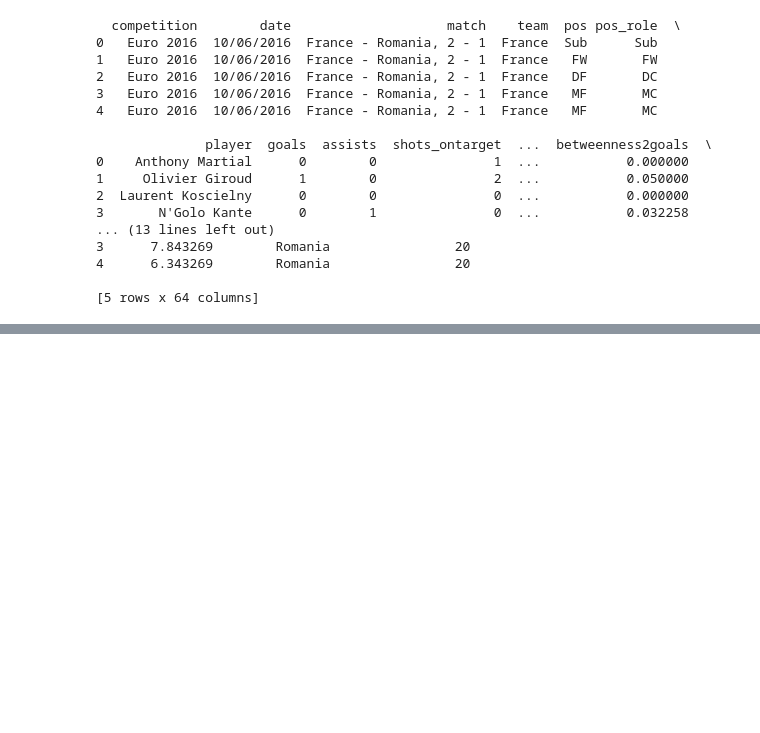
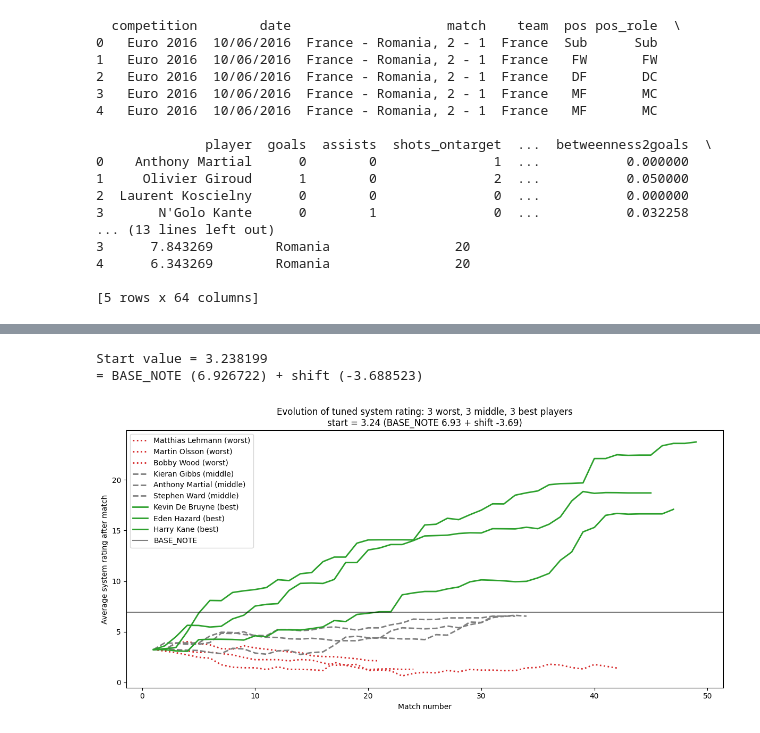
Before and after one commit to AntoineMagninn/GOAL, a Jupyter notebook: Model.ipynb, the cells around one changed output, grey strips where cells are left out. Cells and saved outputs as stored; diff of their text form; code cells hidden in the pictures; blank space fills up the shorter version.

```diff
--- a/Model.ipynb
+++ b/Model.ipynb
@@ -480,0 +664,60 @@ Top 10 by average note:
+# %%
+# ...existing code...
+# Diagnose the starting point and global shift applied by recentering
+import numpy as np
+assert 'ts_tuned' in globals()
+
+first_rows = (ts_tuned.sort_values(['date','match'])
+              .groupby('player', as_index=False)
+              .first())
+
+start_value = float(first_rows['rating_after'].iloc[0])
+shift_applied = start_value - BASE_NOTE
+
+print(f"Start value = {start_value:.6f}")
+print(f"= BASE_NOTE ({BASE_NOTE:.6f}) + shift ({shift_applied:+.6f})")
+# ...existing code...
+# %% [output]
+Start value = 3.238199
+= BASE_NOTE (6.926722) + shift (-3.688523)
+# %%
+# ...existing code...
+# Plot: Evolution du rating du système "tuned" (3 pires, 3 milieux, 3 meilleurs)
+import matplotlib.pyplot as plt
+
+assert 'ts_tuned' in globals() and 'fin_tuned' in globals(), "Exécuter d'abord le calcul du système tuned."
+
+n = 3  # nombre de joueurs par groupe
+
+best_players  = fin_tuned.head(n)['player'].tolist()
+worst_players = fin_tuned.tail(n)['player'].tolist()
+mid_start = max(0, len(fin_tuned)//2 - n//2)
+mid_players  = fin_tuned.iloc[mid_start:mid_start+n]['player'].tolist()
+
+def plot_group(players, style, color, suffix):
+    for p in players:
+        dfp = (ts_tuned[ts_tuned['player'] == p]
+               .sort_values(['date','match'])
+               .reset_index(drop=True))
+        y = dfp['rating_after'].to_numpy()
+        x = range(1, len(y)+1)
+        plt.plot(x, y, linestyle=style, color=color, linewidth=2, label=f"{p} ({suffix})")
+
+plt.figure(figsize=(12,6))
+plot_group(worst_players, ':',  '#d62728', 'worst')
+plot_group(mid_players,   '--', '#7f7f7f', 'middle')
+plot_group(best_players,  '-',  '#2ca02c', 'best')
+
+# ...existing code...
+plt.axhline(BASE_NOTE, color='k', alpha=0.5, lw=1.5, label='BASE_NOTE')
+plt.title(f"Evolution of tuned system rating: 3 worst, 3 middle, 3 best players\n"
+          f"start = {start_value:.2f} (BASE_NOTE {BASE_NOTE:.2f} + shift {shift_applied:+.2f})")
+# ...existing code...
+plt.xlabel("Match number")
+plt.ylabel("Average system rating after match")
+plt.legend(loc='upper left')
+plt.tight_layout()
+plt.show()
+# ...existing code...
+# %% [output]
+[figure, added]
```
Also changed, not shown: parts of 12 cells of this notebook, 14 other files.
